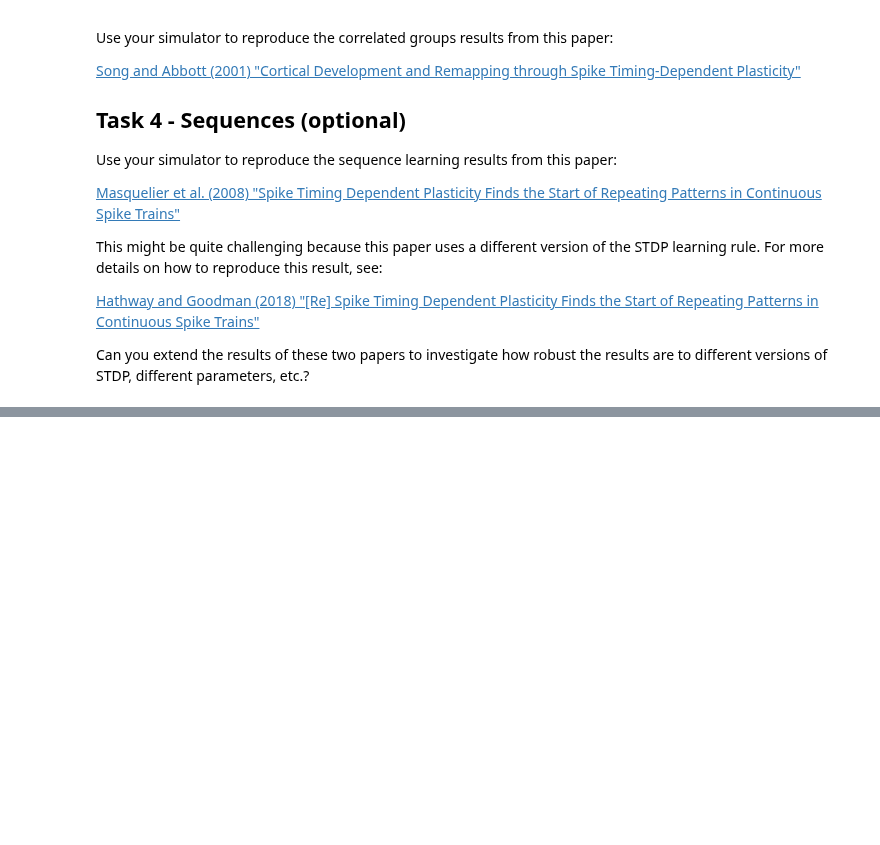
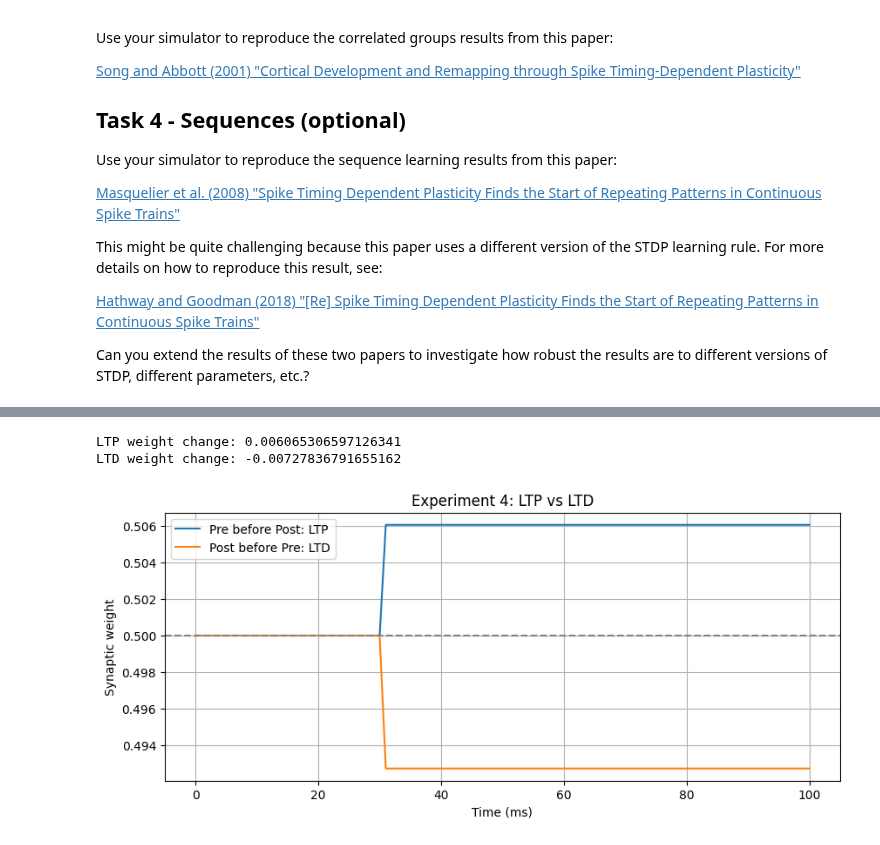
Before and after one commit to AliSalehiAhmadabad/Neuroscience_for_machine_learners, a Jupyter notebook: w4-learning/w4-learning-exercise.ipynb, the cells around one changed output, grey strips where cells are left out. Drawn from its saved outputs; the diff is of its cells as text; code cells hidden in the pictures; blank space fills up the shorter version.

```diff
--- a/w4-learning/w4-learning-exercise.ipynb
+++ b/w4-learning/w4-learning-exercise.ipynb
@@ -170,0 +382,70 @@ print(S_neu1)
+# %%
+
+def test_stdp_pair(t_pre, t_post, duration=100,
+                   dt=1, w=0.5):
+
+    num_steps = int(duration / dt)
+    a_pre = 0.0
+    a_post = 0.0
+
+    a_plus = 0.01
+    a_minus = -0.012
+    tau_plus = 20
+    tau_minus = 20
+
+    w_history = [w]
+
+    for i in range(num_steps):
+        a_pre *= np.exp(-dt / tau_plus)
+        a_post *= np.exp(-dt / tau_minus)
+
+        pre_spike = (i * dt == t_pre)
+        post_spike = (i * dt == t_post)
+
+        # Use existing traces
+        if pre_spike:
+            w += a_post
+        if post_spike:
+            w += a_pre
+
+        # Add current spikes
+        if pre_spike:
+            a_pre += a_plus
+        if post_spike:
+            a_post += a_minus
+
+        w_history.append(w)
+
+    return np.array(w_history)
+
+
+# Presynaptic spike first -> LTP
+W_LTP = test_stdp_pair(t_pre=20, t_post=30)
+
+# Postsynaptic spike first -> LTD
+W_LTD = test_stdp_pair(t_pre=30, t_post=20)
+
+print("LTP weight change:", W_LTP[-1] - 0.5)
+print("LTD weight change:", W_LTD[-1] - 0.5)
+
+assert W_LTP[-1] > 0.5
+assert W_LTD[-1] < 0.5
+
+plt.figure(figsize=(10, 4))
+
+plt.plot(np.arange(len(W_LTP)), W_LTP,
+         label="Pre before Post: LTP")
+plt.plot(np.arange(len(W_LTD)), W_LTD,
+         label="Post before Pre: LTD")
+
+plt.axhline(0.5, color="gray", linestyle="--")
+plt.xlabel("Time (ms)")
+plt.ylabel("Synaptic weight")
+plt.title("Experiment 4: LTP vs LTD")
+plt.legend()
+plt.grid(True)
+plt.show()
+# %% [output]
+LTP weight change: 0.006065306597126341
+LTD weight change: -0.00727836791655162
+[figure, added]
```
Also changed, not shown: parts of 10 cells of this notebook.
